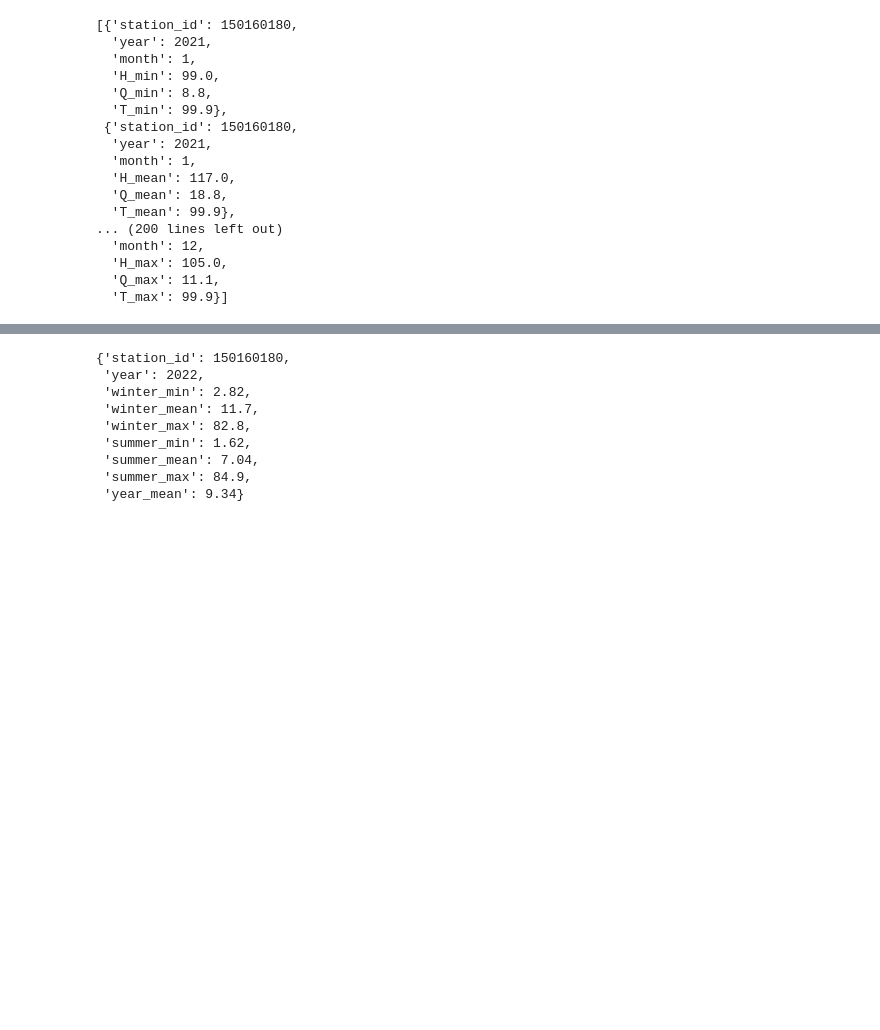
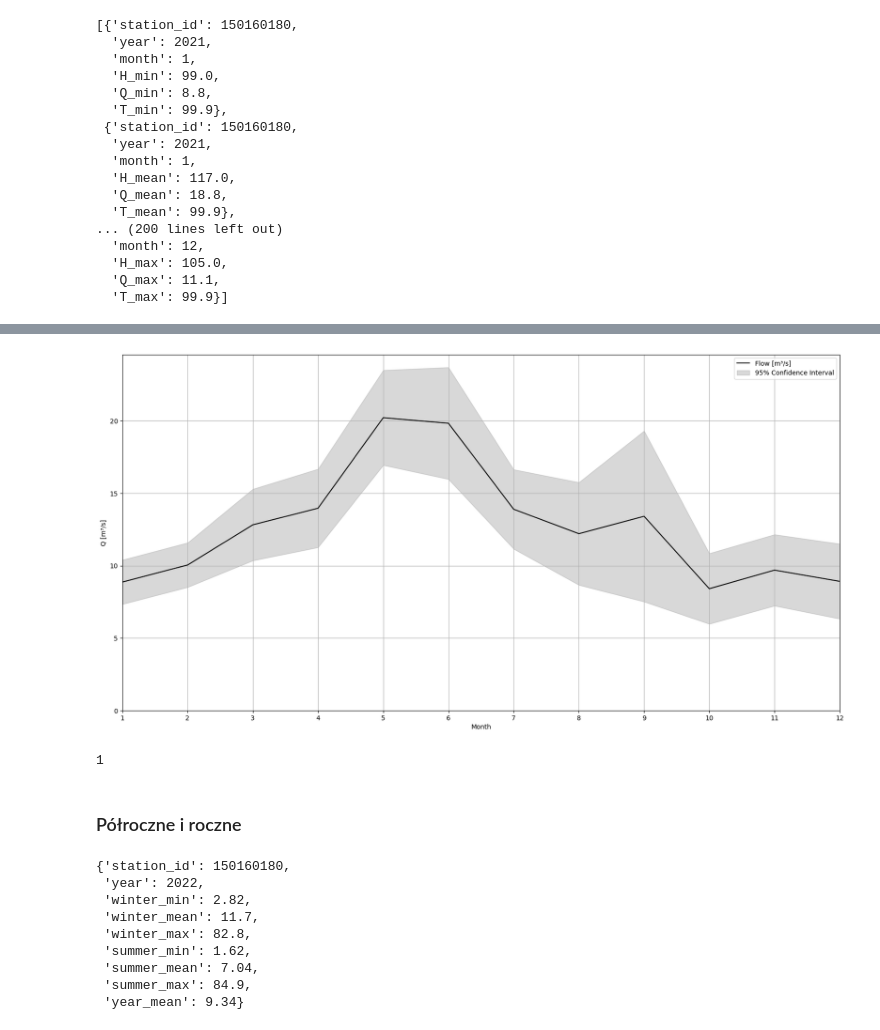
Before and after one commit to Daldek/IMGWTools, a Jupyter notebook: Notebooks/Stats.ipynb, the cells around one changed output, grey strips where cells are left out. Drawn from its saved outputs; the diff is of its cells as text; code cells hidden in the pictures; blank space fills up the shorter version.

```diff
--- a/Notebooks/Stats.ipynb
+++ b/Notebooks/Stats.ipynb
@@ -154,2 +172,9 @@ miesieczne.station_data_to_df(start_year=2020, end_year=2023)
+# %%
+miesieczne.plt_confidence_interval()
+# %% [output]
+[figure, added]
+1
+# %% [markdown]
+<h3>Półroczne i roczne</h3>
 # %%
 parameter = "Q"
```
Also changed, not shown: parts of 20 cells of this notebook, 1 other file.
